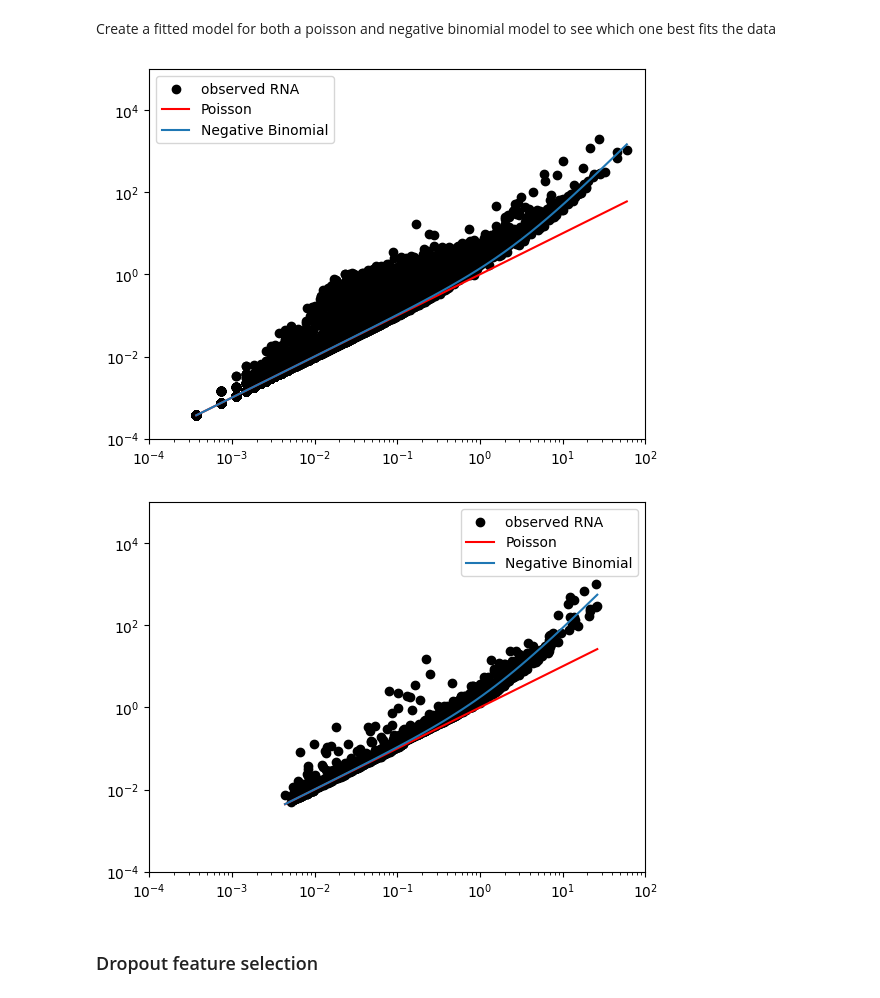
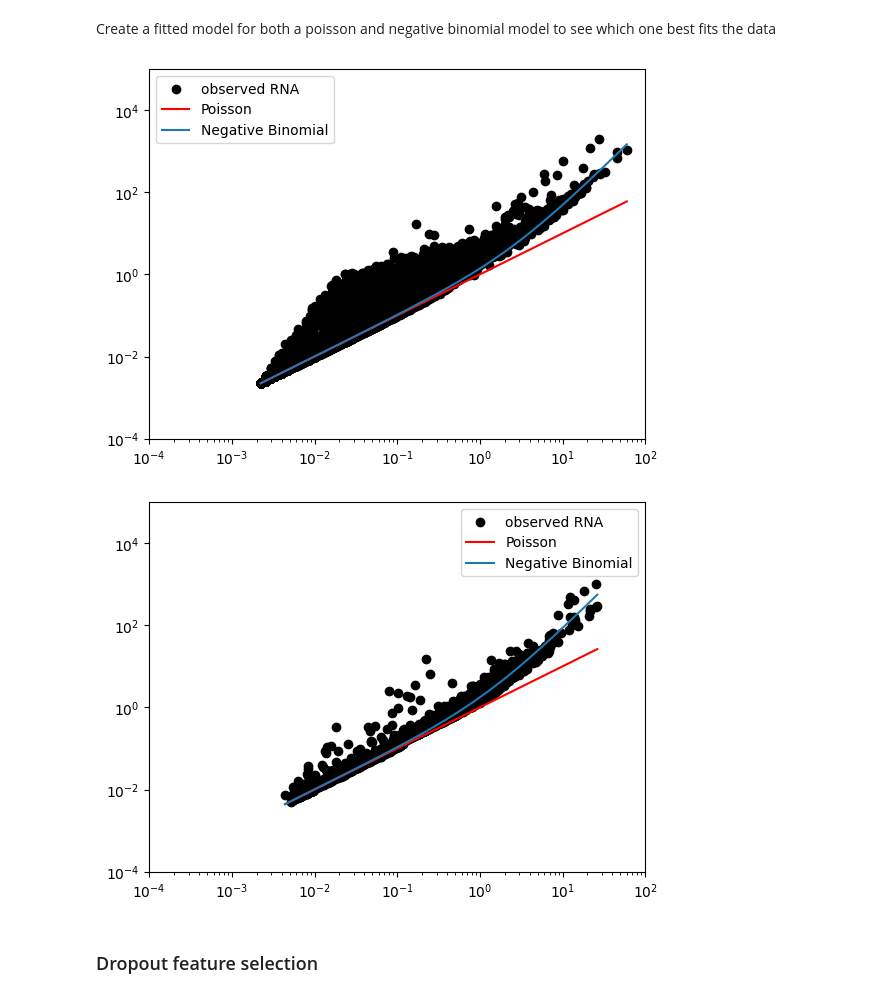
Before and after one commit to dfdeascanis/gene_selection_test, a Jupyter notebook: feature_selection_comparison.ipynb, the cells around one changed output. Saved outputs shown, nothing was run; the diff lists cells and outputs as text; code cells hidden in the pictures.

```diff
--- a/feature_selection_comparison.ipynb
+++ b/feature_selection_comparison.ipynb
@@ -11,3 +13,0 @@ warnings.filterwarnings("ignore", category=UserWarning)
-# %%
-sc.settings.verbosity = 3             # verbosity: errors (0), warnings (1), info (2), hints (3)
-sc.logging.print_header()
@@ -27,7 +25,7 @@ datasets = [pbmc3k,paul15]
 # %%
 #remove all genes with zero sums
 for idx,adata in enumerate(datasets):
-    undetected_genes = (adata.X.sum(0) == 0).sum()
+    undetected_genes = ((adata.X > 0).sum(0) < 5).sum()
     print(f"Removing {undetected_genes} undetected genes")
-    datasets[idx] = datasets[idx][: , datasets[idx].X.sum(axis=0)>0]
+    datasets[idx] = datasets[idx][: , ((adata.X > 0).sum(0) > 5)]
 # %% [output]
@@ -56,20 +54,20 @@ Create a fitted model for both a poisson and negative binomial model to see whic
 # %%
 for adata in datasets:
     #calculate negative binomial dispersion
     phi_hat, _ = optimize.curve_fit(lambda mu, phi: mu + phi * mu ** 2, adata.var.mean_.values , adata.var.var_.values)
     #store in uns
     adata.uns['phi'] = phi_hat
-    mm = np.logspace(np.log10(adata.var.mean_.values.min()), np.log10(adata.var.mean_.values.max()))
+    mm = np.logspace(np.log10(adata.var.mean_.values.min()), np.log10(adata.var.mean_.values.max()), num=adata.shape[1])
     plt.scatter(adata.var.mean_, adata.var.var_, c='k', label="observed RNA", rasterized=True)
     plt.loglog()
     plt.xlim(1e-4, 1e2)
     plt.ylim(1e-4, 1e5)
 
     plt.plot(mm, mm, label = 'Poisson', c='r') #poisson
     plt.plot(mm, mm + adata.uns['phi'] * mm ** 2, label = "Negative Binomial") #negative binomial
 
     plt.legend()
     plt.show()
 # %% [output]
-[figure, old version]
+[figure, new version]
-[figure, old version]
+[figure, new version]
```
Also changed, not shown: parts of 19 cells of this notebook.
